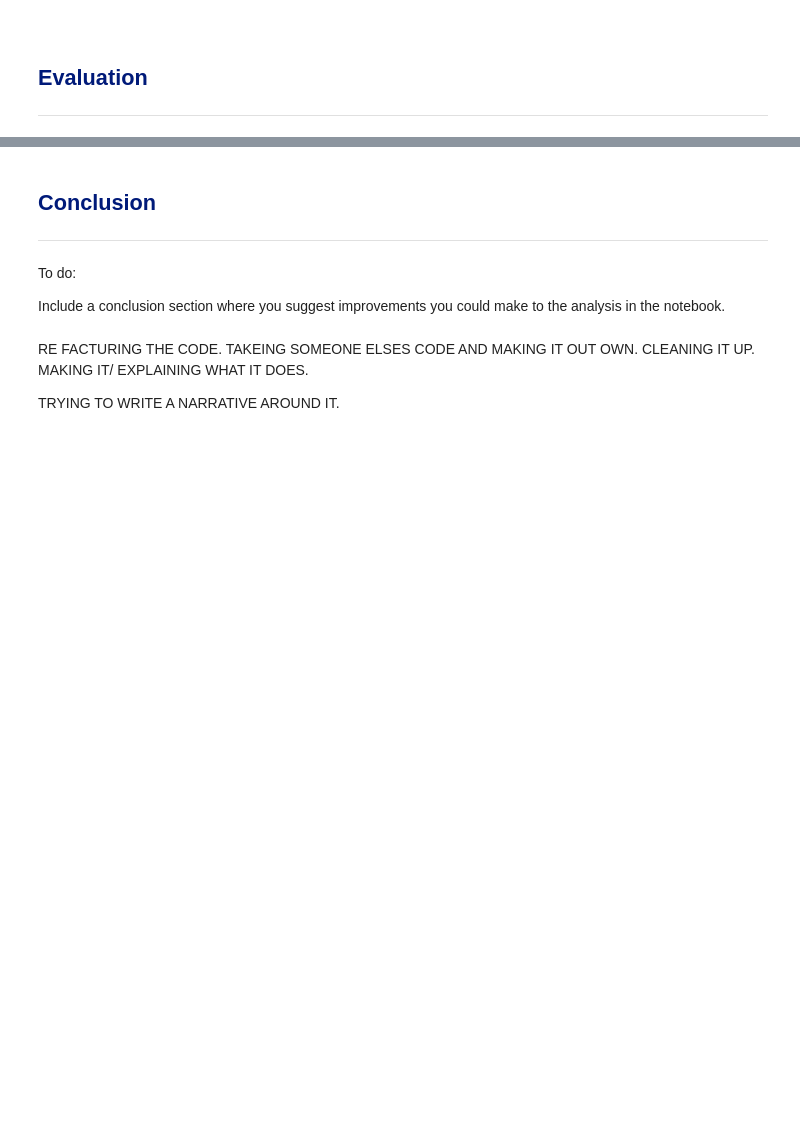
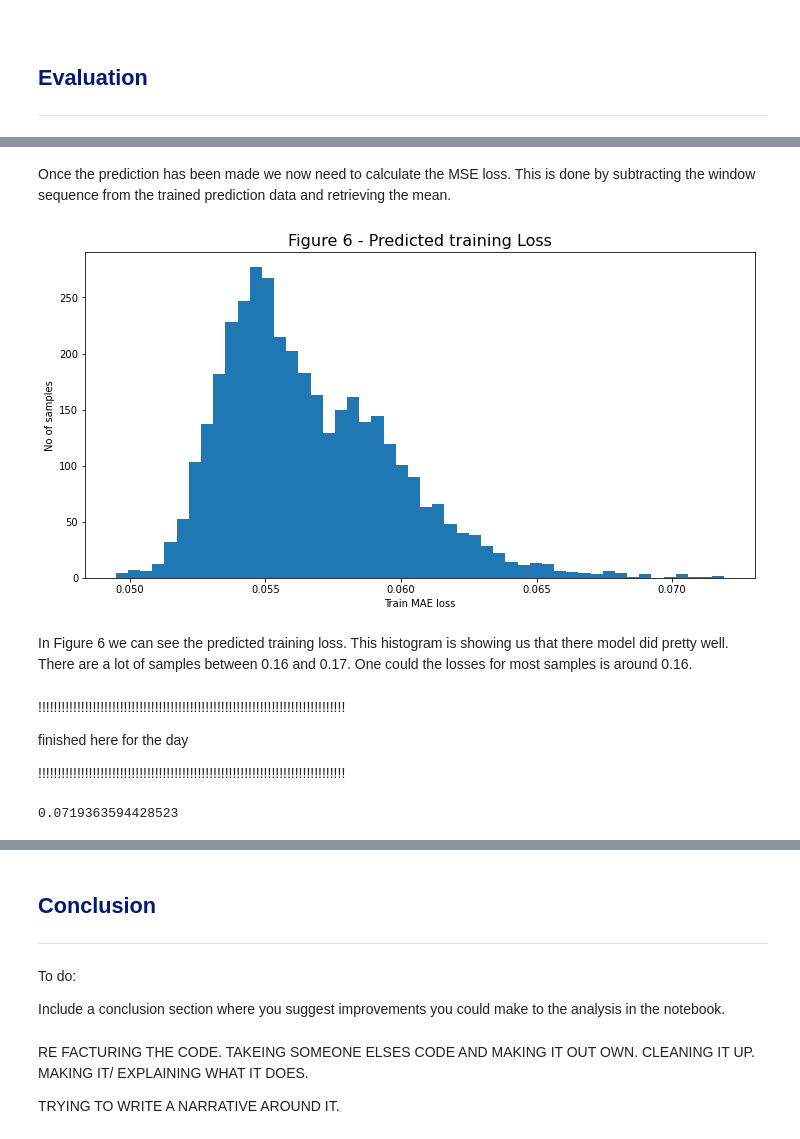
Before and after one commit to SarahMcN25/machine_stastics_assessment, a Jupyter notebook: anomaly-detection.ipynb, the cells around one changed output, grey strips where cells are left out. Saved outputs shown, nothing was run; the diff lists cells and outputs as text; code cells hidden in the pictures; blank space fills up the shorter version.

```diff
--- a/anomaly-detection.ipynb
+++ b/anomaly-detection.ipynb
@@ -974,0 +854,2 @@ NEED TO ADD MORE HERE IN THE END RE ANAMOLY. MAYBE NICE BLUE/ORGANE PLOT LIKE AB
+# %% [markdown]
+Once the prediction has been made we now need to calculate the MSE loss. This is done by subtracting the window sequence from the trained prediction data and retrieving the mean.
@@ -974,0 +859,29 @@ NEED TO ADD MORE HERE IN THE END RE ANAMOLY. MAYBE NICE BLUE/ORGANE PLOT LIKE AB
+# %%
+# Plot the predicted loss.
+fig, ax = plt.subplots(figsize=(12, 6))
+plt.title("Figure 6 - Predicted training Loss", size=16)
+
+# Histogram of predicted loss
+ax.hist(train_mae_loss, bins=50)
+# Loss
+ax.set_xlabel("Train MAE loss")
+# Samples
+ax.set_ylabel("No of samples");
+# %% [output]
+[figure, added]
+# %% [markdown]
+In Figure 6 we can see the predicted training loss. This histogram is showing us that there model did pretty well. There are a lot of samples between 0.16 and 0.17. One could the losses for most samples is around 0.16.
+# %% [markdown]
+!!!!!!!!!!!!!!!!!!!!!!!!!!!!!!!!!!!!!!!!!!!!!!!!!!!!!!!!!!!!!!!!!!!!!!!!!!!!!!!
+
+finished here for the day
+
+!!!!!!!!!!!!!!!!!!!!!!!!!!!!!!!!!!!!!!!!!!!!!!!!!!!!!!!!!!!!!!!!!!!!!!!!!!!!!!!
+# %%
+# Get reconstruction loss threshold.
+threshold = np.max(train_mae_loss)
+
+#
+threshold
+# %% [output]
+0.0719363594428523
```
Also changed, not shown: parts of 50 cells of this notebook.
